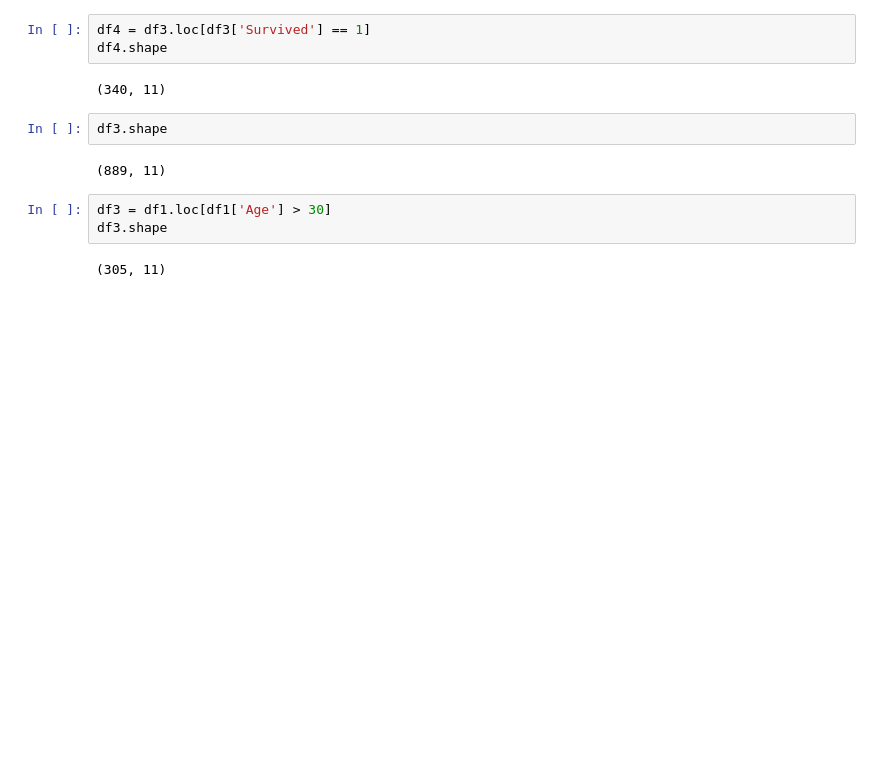
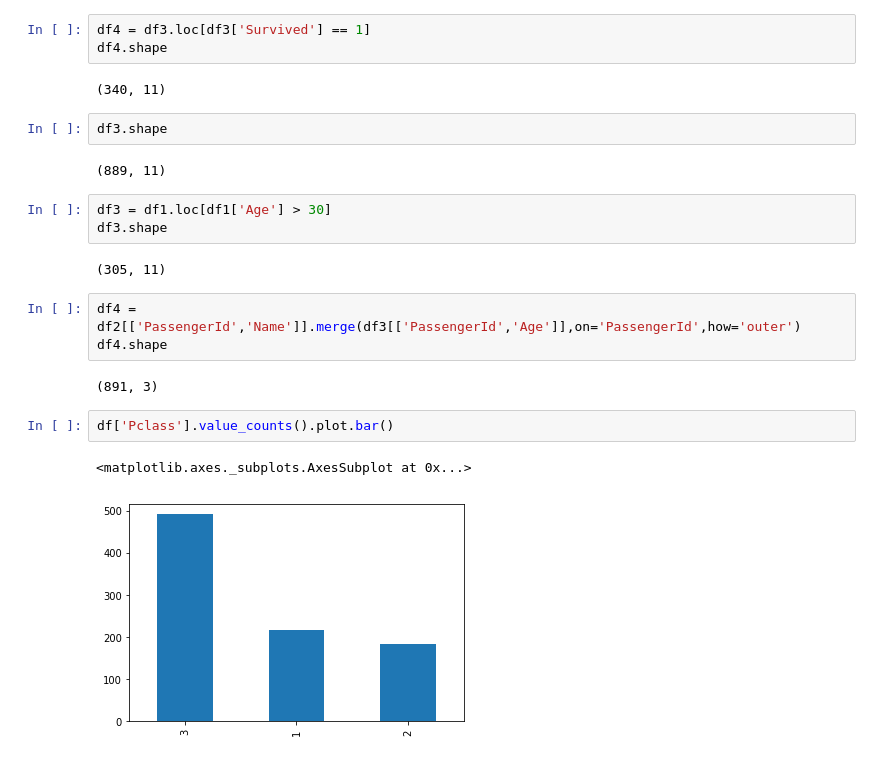
Before and after one commit to Huang-Renpeng/wanmen_newgame, a Jupyter notebook: Pandas.ipynb, the cells around one changed output. Cells and saved outputs as stored; diff of their text form; blank space fills up the shorter version.

```diff
--- a/Pandas.ipynb
+++ b/Pandas.ipynb
@@ -512,3 +514,13 @@ df3 = df1.loc[df1['Age'] > 30]
 df3.shape
 # %% [output]
 (305, 11)
+# %%
+df4 = df2[['PassengerId','Name']].merge(df3[['PassengerId','Age']],on='PassengerId',how='outer')
+df4.shape
+# %% [output]
+(891, 3)
+# %%
+df['Pclass'].value_counts().plot.bar()
+# %% [output]
+<matplotlib.axes._subplots.AxesSubplot at 0x...>
+[figure, added]
```
Also changed, not shown: parts of 81 cells of this notebook, 5 other files.
